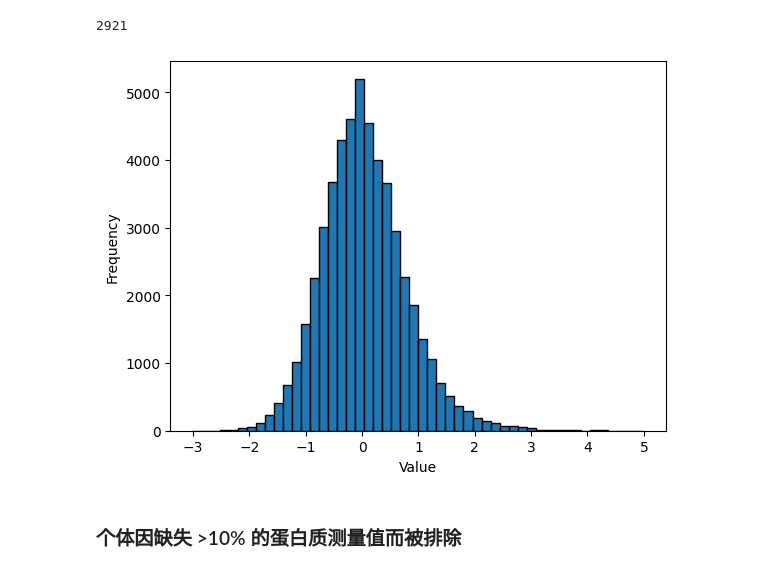
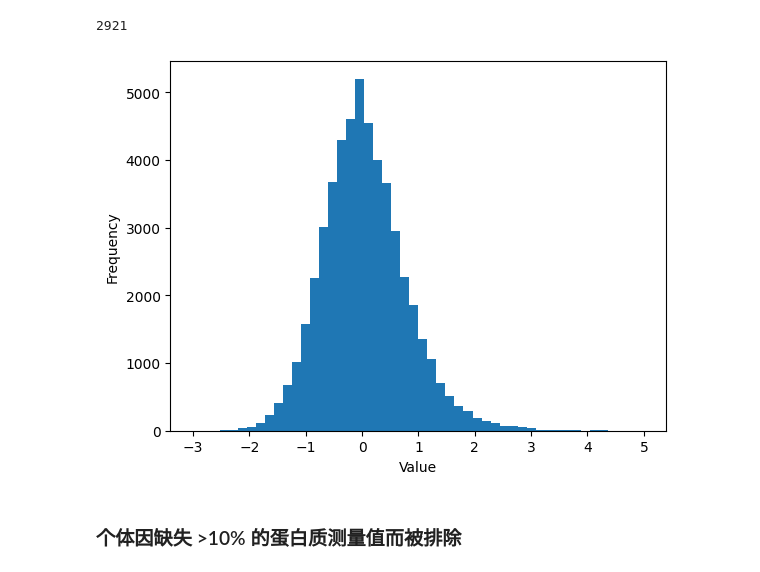
Before and after one commit to Skyer19/code, a Jupyter notebook: dataProecessing/1-data_exclude.ipynb, the cells around one changed output. Cells and saved outputs as stored; diff of their text form; code cells hidden in the pictures.

```diff
--- a/dataProecessing/1-data_exclude.ipynb
+++ b/dataProecessing/1-data_exclude.ipynb
@@ -60,13 +60,13 @@ len(header_list)
 # %%
 import matplotlib.pyplot as plt
 
 # 绘制直方图
-plt.hist(df_select['EIF4EBP1'], bins=50, range=(-3, 5), edgecolor='k')
+plt.hist(df_select['EIF4EBP1'], bins=50, range=(-3, 5))
 plt.xlabel('Value')
 plt.ylabel('Frequency')
 plt.show()
 # %% [output]
-[figure, old version]
+[figure, new version]
 # %% [markdown]
 ### 个体因缺失 >10% 的蛋白质测量值而被排除
 # %%
```
Also changed, not shown: 3 other files.
